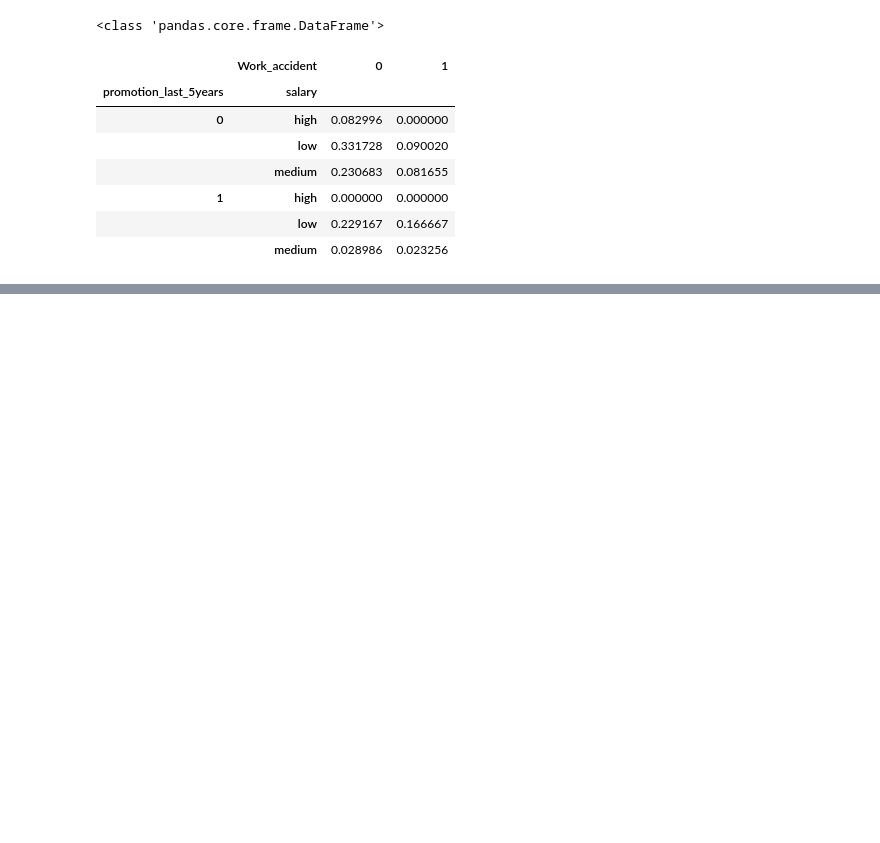
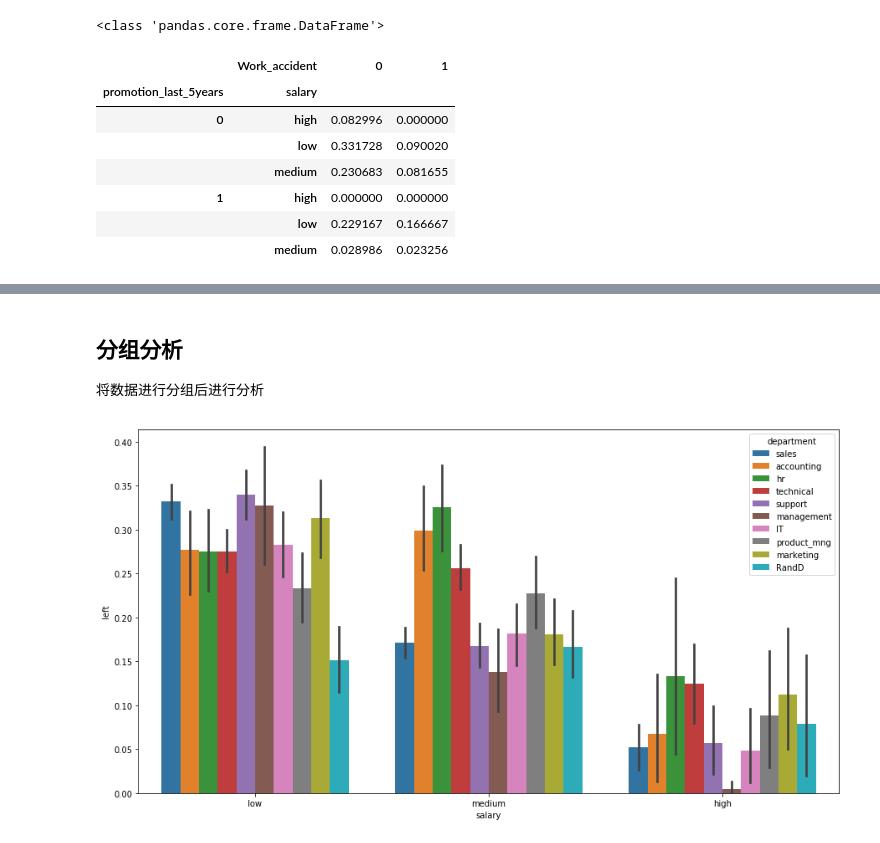
Before and after one commit to cqu903/data_analyze, a Jupyter notebook: 多因子与复合分析/复合分析.ipynb, the cells around one changed output, grey strips where cells are left out. Saved outputs shown, nothing was run; the diff lists cells and outputs as text; code cells hidden in the pictures; blank space fills up the shorter version.

```diff
--- a/多因子与复合分析/复合分析.ipynb
+++ b/多因子与复合分析/复合分析.ipynb
@@ -56,0 +57,9 @@ plt.show()
+# %% [markdown]
+## 分组分析
+将数据进行分组后进行分析
+# %%
+plt.figure(figsize=(15, 8))
+sns.barplot(data=df,x="salary",y="left",hue="department")
+plt.show()
+# %% [output]
+[figure, added]
```
Also changed, not shown: parts of 11 cells of this notebook, 5 other files.
